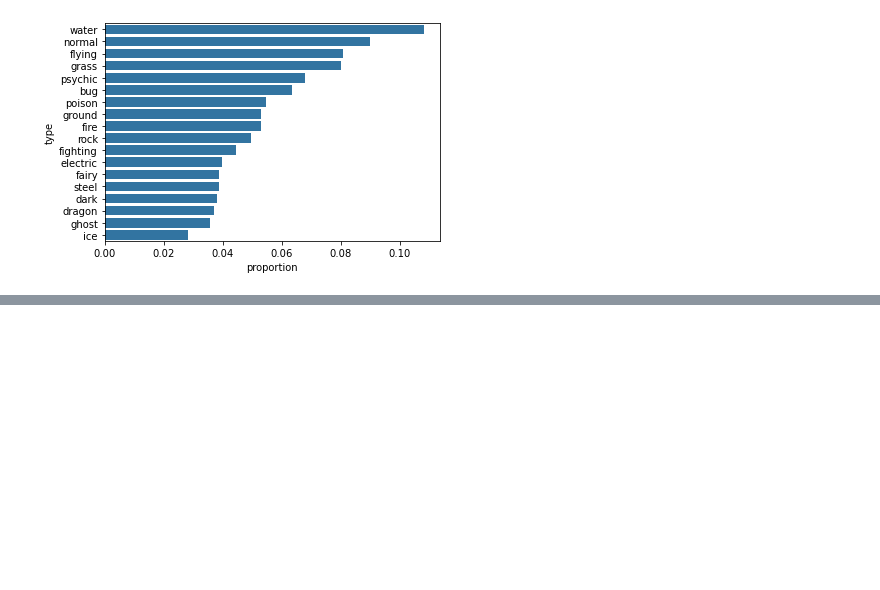
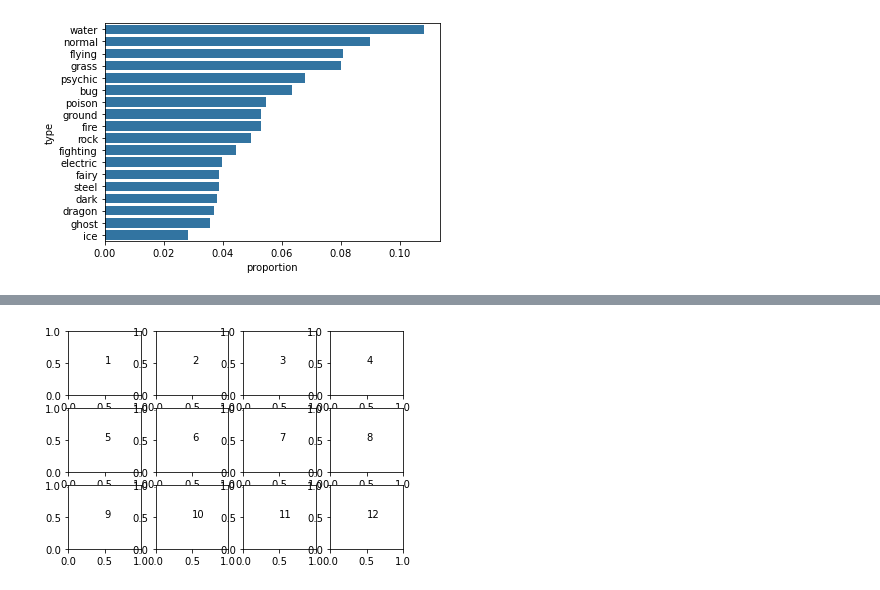
Before and after one commit to tharcyla/data-visualization, a Jupyter notebook: 03_Univariate-Exploration-of-Data.ipynb, the cells around one changed output, grey strips where cells are left out. Drawn from its saved outputs; the diff is of its cells as text; code cells hidden in the pictures; blank space fills up the shorter version.

```diff
--- a/03_Univariate-Exploration-of-Data.ipynb
+++ b/03_Univariate-Exploration-of-Data.ipynb
@@ -797,0 +807,17 @@ Finally, `plt.subplot(1, 2, 2)` creates a new Axes in the second subplot slot, a
+# %%
+# grid of 3x4 subplots
+fig, axes = plt.subplots(3, 4)
+
+# reshape the 3x4 array into a 12-element vector
+axes = axes.flatten()
+
+for i in range(12):
+    # set the current axes
+    plt.sca(axes[i])
+
+    # print conventional subplot index number to middle of axes
+    # axes limits are [0, 1] on each ax by default
+    # increment the iterator counter i by 1 to get the subplot index
+    plt.text(0.5, 0.5, i+1)
+# %% [output]
+[figure, added]
```
Also changed, not shown: parts of 98 cells of this notebook.
